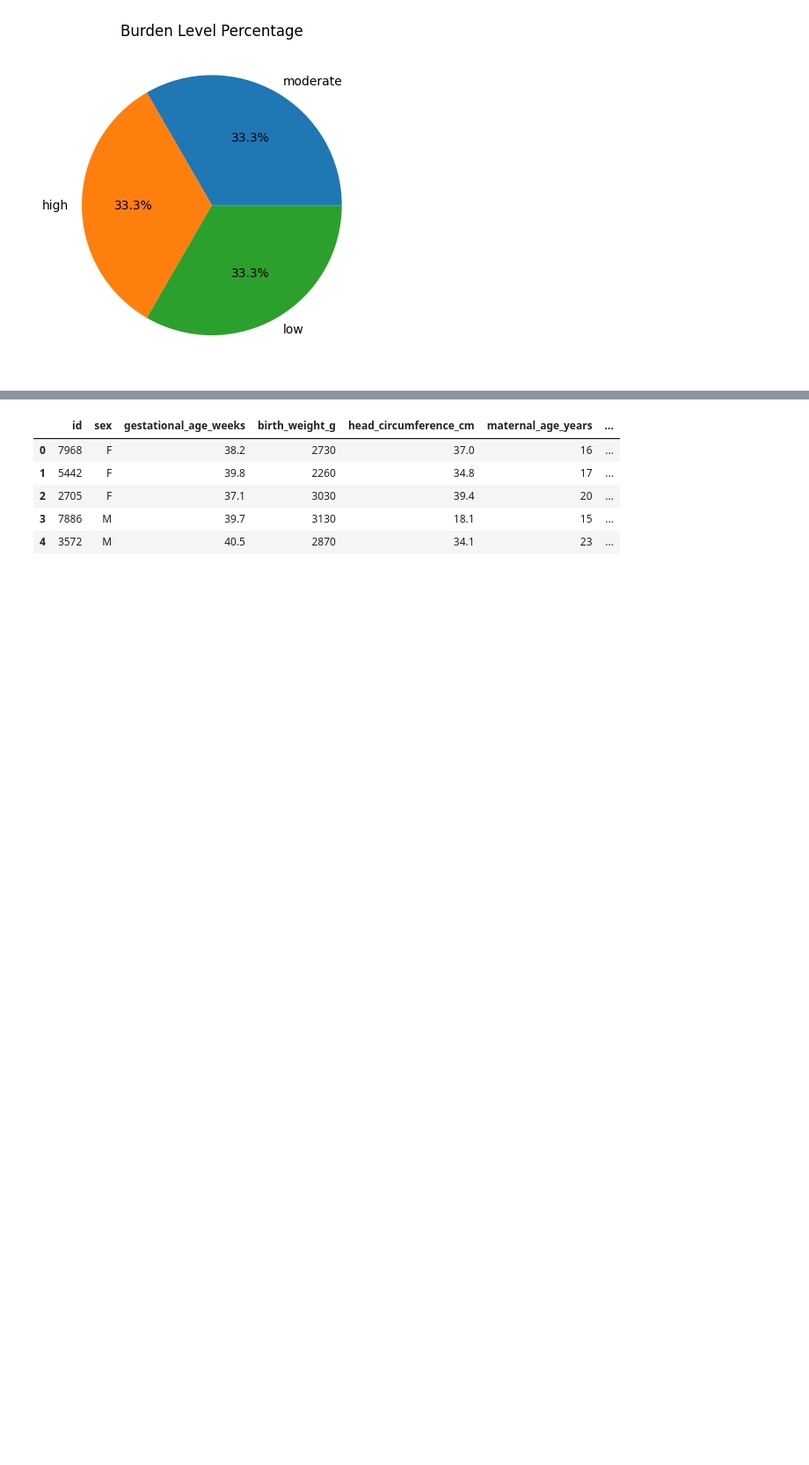
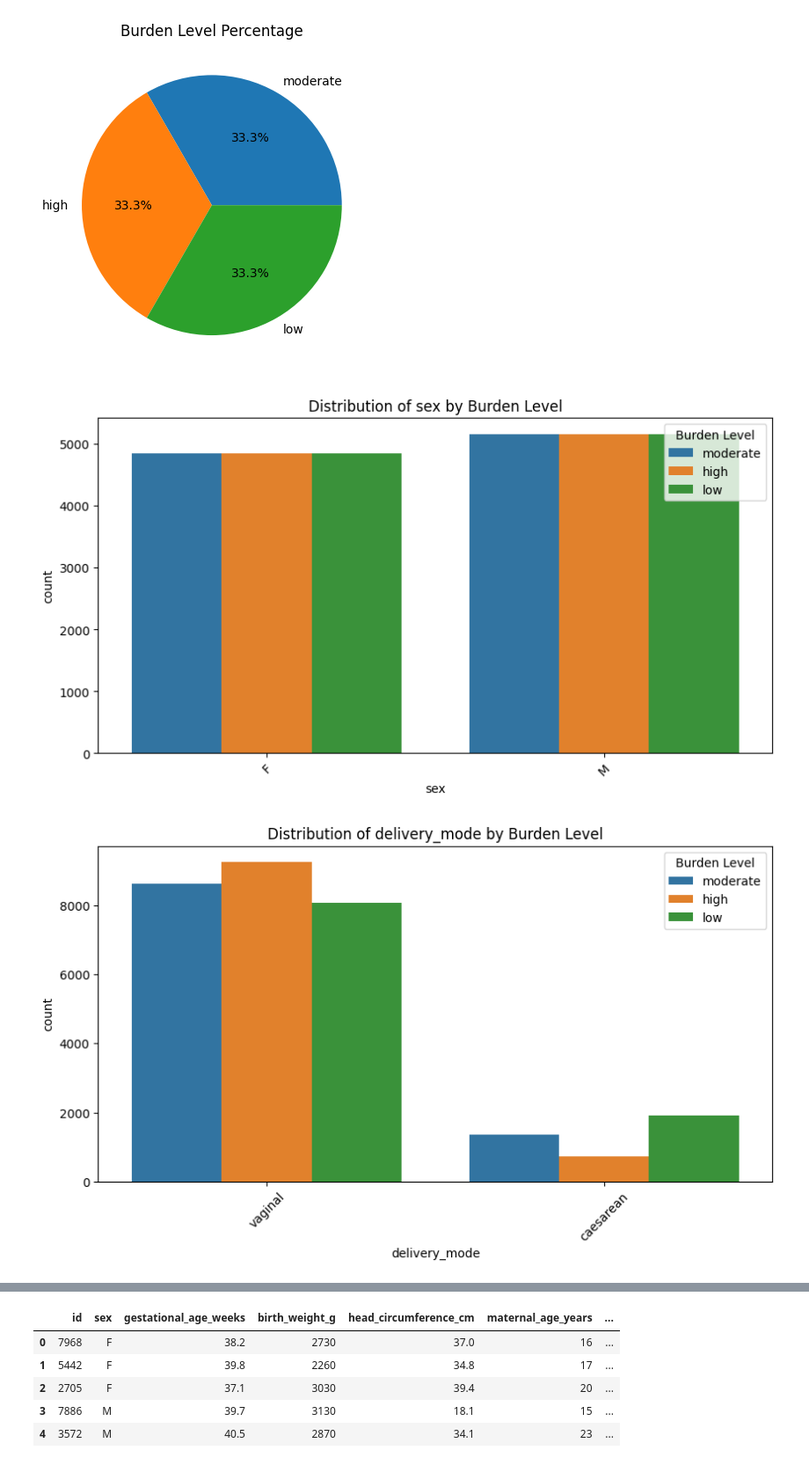
Before and after one commit to mablemunanura/NEONATES, a Jupyter notebook: Neonates.ipynb, the cells around one changed output, grey strips where cells are left out. Shown at 88% size. Cells and saved outputs as stored; diff of their text form; code cells hidden in the pictures; blank space fills up the shorter version.

Commit message:
categorical features distribution by burden level

```diff
--- a/Neonates.ipynb
+++ b/Neonates.ipynb
@@ -121,3 +121,16 @@ plt.title("Burden Level Percentage")
 plt.show()
 # %% [output]
 [figure]
+# %%
+# Categorical features
+categorical_features = df.select_dtypes(include=["object"]).columns
+for feature in categorical_features:
+    plt.figure(figsize=(10, 5))
+    sns.countplot(data=df, x=feature, hue="burden_level")
+    plt.title(f"Distribution of {feature} by Burden Level")
+    plt.xticks(rotation=45)
+    plt.legend(title="Burden Level")
+    plt.show()
+# %% [output]
+[figure, added]
+[figure, added]
```
Also changed, not shown: parts of 1 cell of this notebook.
